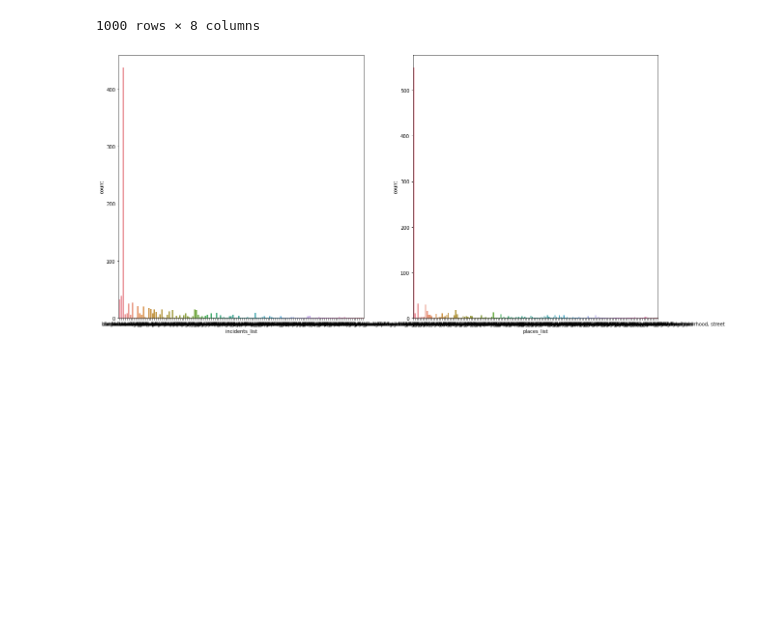
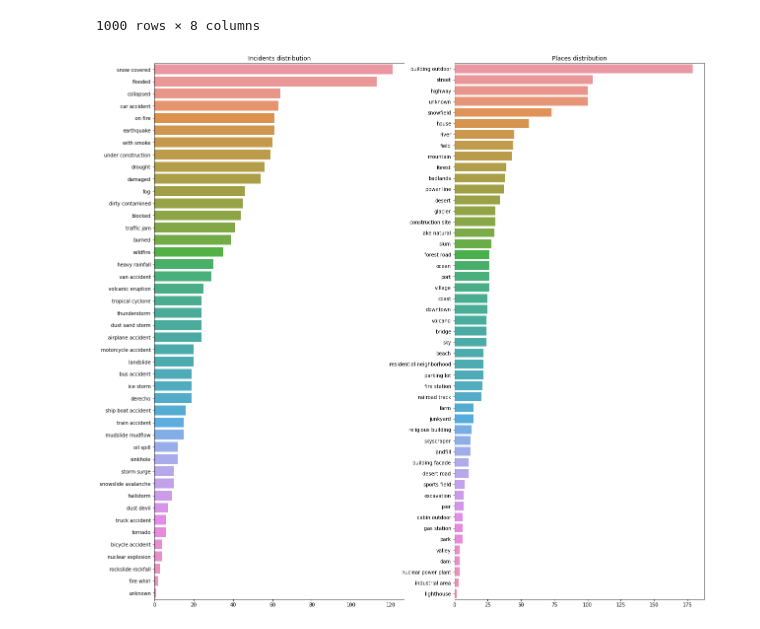
Before and after one commit to gguzzy/IncidentsDataset, a Jupyter notebook: preprocessing/balanced_subsample.ipynb, the cells around one changed output. Cells and saved outputs as stored; diff of their text form; code cells hidden in the pictures; blank space fills up the shorter version.

```diff
--- a/preprocessing/balanced_subsample.ipynb
+++ b/preprocessing/balanced_subsample.ipynb
@@ -83,11 +83,13 @@ grouped_places = df.groupby("places_list")
 sample_df = pd.DataFrame()
 
 for i in incident_sample_counts.index:
-    sub_df = grouped_incidents.get_group(i).sample(incident_sample_counts[i])
+    amount = incident_sample_counts[i]
+    sub_df = grouped_incidents.get_group(i).sample(incident_sample_counts[i]) if len(grouped_incidents.get_group(i)) > amount else grouped_incidents.get_group(i)
     sample_df = pd.concat([sample_df, sub_df])
 
 for i in places_sample_counts.index:
-    sub_df = grouped_places.get_group(i).sample(places_sample_counts[i])
+    amount = places_sample_counts[i]
+    sub_df = grouped_places.get_group(i).sample(places_sample_counts[i]) if len(grouped_places.get_group(i)) > amount else grouped_places.get_group(i)
     sample_df = pd.concat([sample_df, sub_df])
 
 sample_df
@@ -106,15 +108,18 @@ sample_df
 | 1021943 | https://previews.agefotostock.com... | {'hailstorm': 1, 'snow covered': 1} | {'farm': 1, 'snowfield': 1, 'fore... | bc99f94a-1752-485e-a0c4-f0be91093cb5 | snow_storm_in_farm_00568.jpg | True | hailstorm, snow covered | farm, snowfield |
 1000 rows × 8 columns
 # %%
-# Plot the distrubution of incidents and places
 import matplotlib.pyplot as plt
 import seaborn as sns
 
-fig, ax = plt.subplots(1, 2, figsize=(20, 10))
+# Plot the distrubution of incidents and places
+incidents = sample_df["incidents_list"].str.split(", ").explode().value_counts()
+places = sample_df["places_list"].str.split(", ").explode().value_counts()
 
-sns.countplot(x="incidents_list", data=sample_df, ax=ax[0])
-sns.countplot(x="places_list", data=sample_df, ax=ax[1])
-
+fig, ax = plt.subplots(1, 2, figsize=(20, 20))
+sns.barplot(x=incidents.values, y=incidents.index, ax=ax[0])
+sns.barplot(x=places.values, y=places.index, ax=ax[1])
+ax[0].set_title("Incidents distribution")
+ax[1].set_title("Places distribution")
 plt.show()
 # %% [output]
-[figure, old version]
+[figure, new version]
```
Also changed, not shown: parts of 1 cell of this notebook, 3 other files.
